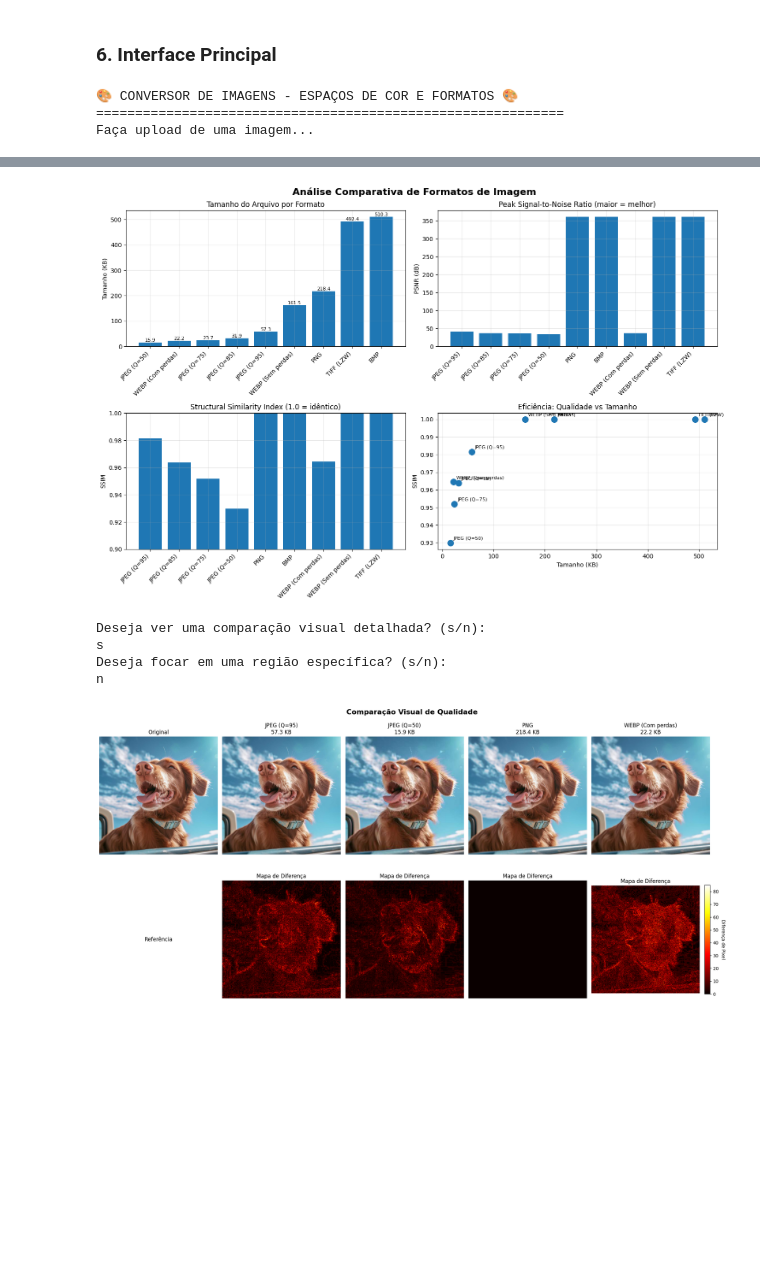
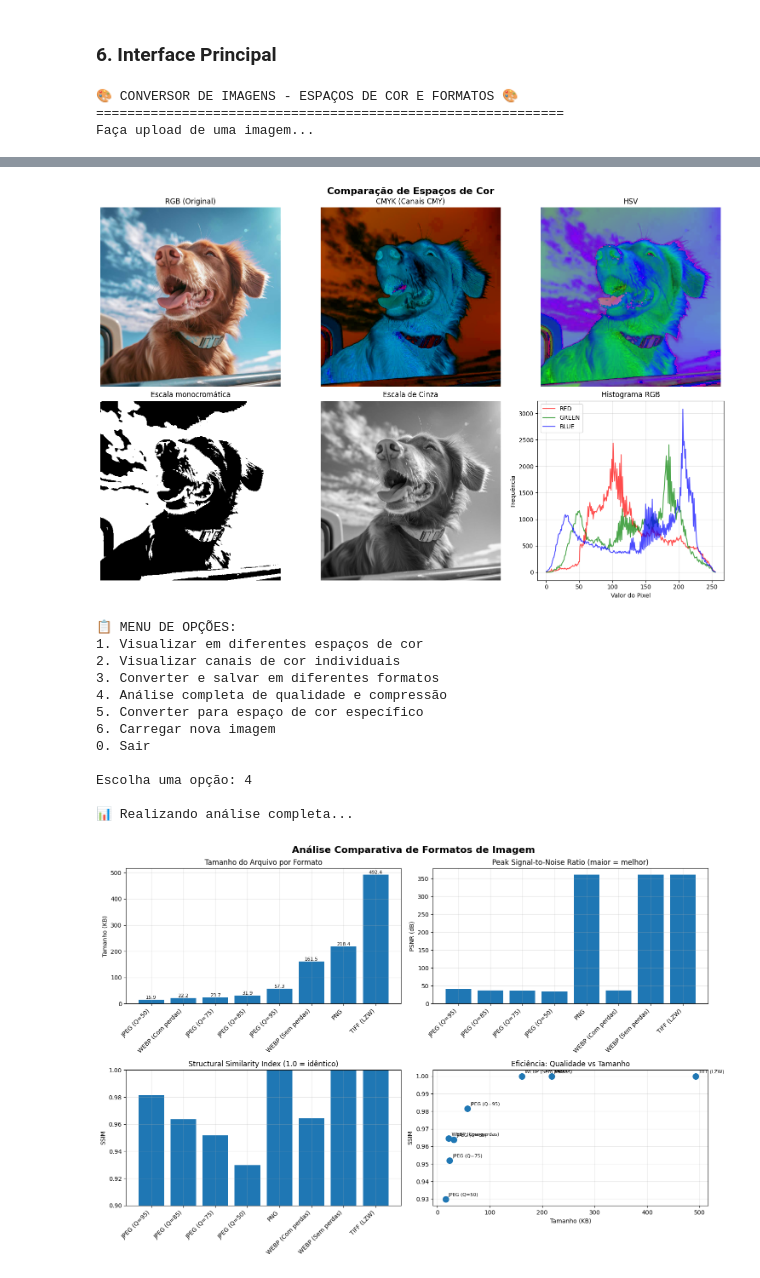
Before and after one commit to ggnery/Computer-Vision-Hero, a Jupyter notebook: notebooks/semana-1/Conversor_de_Imagens_Espaços_de_Cor_e_Formatos.ipynb, the cells around one changed output, grey strips where cells are left out. Drawn from its saved outputs; the diff is of its cells as text; code cells hidden in the pictures; blank space fills up the shorter version.

```diff
--- a/notebooks/semana-1/Conversor_de_Imagens_Espaços_de_Cor_e_Formatos.ipynb
+++ b/notebooks/semana-1/Conversor_de_Imagens_Espaços_de_Cor_e_Formatos.ipynb
@@ -198,8 +188,6 @@ def convert_color_space(image, from_space, to_space):
         ('CMYK', 'RGB'): converter.cmyk_to_rgb,
         ('RGB', 'HSV'): converter.rgb_to_hsv,
         ('HSV', 'RGB'): converter.hsv_to_rgb,
-        ('RGB', 'LAB'): converter.rgb_to_lab,
-        ('LAB', 'RGB'): converter.lab_to_rgb,
         ('RGB', 'GRAY'): converter.rgb_to_grayscale,
         ('RGB', 'RGBA'): converter.rgb_to_rgba,
         ('RGB', 'MONOCHROME'): converter.rgb_to_monochrome
@@ -222,7 +210,7 @@ def visualize_color_spaces(image_path):
     converter = ColorSpaceConverter()
     img_cmyk = converter.rgb_to_cmyk(img_rgb)
     img_hsv = converter.rgb_to_hsv(img_rgb)
-    img_lab = converter.rgb_to_lab(img_rgb)
+    img_mono = converter.rgb_to_monochrome(img_rgb)
     img_gray = converter.rgb_to_grayscale(img_rgb)
 
     # Criar visualização
@@ -245,9 +233,9 @@ def visualize_color_spaces(image_path):
     axes[0, 2].set_title('HSV')
     axes[0, 2].axis('off')
 
-    # LAB
-    axes[1, 0].imshow(img_lab)
-    axes[1, 0].set_title('LAB')
+    # MONOCHROME
+    axes[1, 0].imshow(img_mono, cmap='gray')
+    axes[1, 0].set_title('Escala monocromática')
     axes[1, 0].axis('off')
 
     # Escala de Cinza
@@ -285,10 +273,6 @@ def visualize_color_channels(image_path, color_space='RGB'):
         img_array = cv2.cvtColor(img_array, cv2.COLOR_RGB2HSV)
         channels = ['Hue', 'Saturation', 'Value']
         colormaps = ['hsv', 'Purples', 'gray']
-    elif color_space == 'LAB':
-        img_array = cv2.cvtColor(img_array, cv2.COLOR_RGB2LAB)
-        channels = ['Lightness', 'A (Green-Red)', 'B (Blue-Yellow)']
-        colormaps = ['gray', 'RdYlGn_r', 'RdYlBu_r']
     else:  # RGB
         channels = ['Red', 'Green', 'Blue']
         colormaps = ['Reds', 'Greens', 'Blues']
@@ -326,7 +310,7 @@ def visualize_color_channels(image_path, color_space='RGB'):
 # %% [markdown]
 ### 5. Conversão e Comparação de Formatos
 # %%
-def save_in_formats(image_path, formats=['JPEG', 'PNG', 'BMP', 'WEBP', 'TIFF']):
+def save_in_formats(image_path, formats=['JPEG', 'PNG', 'WEBP', 'TIFF']):
     """Salvar imagem em diferentes formatos e comparar tamanhos"""
     img = Image.open(image_path).convert('RGB')
     base_name = os.path.splitext(os.path.basename(image_path))[0]
@@ -358,17 +342,6 @@ def save_in_formats(image_path, formats=['JPEG', 'PNG', 'BMP', 'WEBP', 'TIFF']):
             size_kb = os.path.getsize(output_path) / 1024
             results.append({
                 'Formato': 'PNG',
-                'Arquivo': output_path,
-                'Tamanho (KB)': size_kb,
-                'Qualidade': 'Sem perdas'
-            })
-
-        elif fmt == 'BMP':
-            output_path = f"{base_name}.bmp"
-            img.save(output_path, 'BMP')
-            size_kb = os.path.getsize(output_path) / 1024
-            results.append({
-                'Formato': 'BMP',
                 'Arquivo': output_path,
                 'Tamanho (KB)': size_kb,
                 'Qualidade': 'Sem perdas'
@@ -597,10 +570,9 @@ def main_converter():
             print("1. RGB")
             print("2. CMYK")
             print("3. HSV")
-            print("4. LAB")
 
             space_choice = input("Opção: ")
-            spaces = {'1': 'RGB', '2': 'CMYK', '3': 'HSV', '4': 'LAB'}
+            spaces = {'1': 'RGB', '2': 'CMYK', '3': 'HSV'}
 
             if space_choice in spaces:
                 visualize_color_channels(image_path, spaces[space_choice])
@@ -662,20 +634,18 @@ def main_converter():
             print("\nEscolha a conversão desejada:")
             print("1. RGB → CMYK")
             print("2. RGB → HSV")
-            print("3. RGB → LAB")
-            print("4. RGB → Escala de Cinza")
-            print("5. RGB → RGBA")
-            print("6. RGB → MONOCHROME")
+            print("3. RGB → Escala de Cinza")
+            print("4. RGB → RGBA")
+            print("5. RGB → Escala monocromática")
 
             conv_choice = input("Opção: ")
 
             conversions = {
                 '1': ('RGB', 'CMYK'),
                 '2': ('RGB', 'HSV'),
-                '3': ('RGB', 'LAB'),
-                '4': ('RGB', 'GRAY'),
-                '5': ('RGB', 'RGBA'),
-                '6': ('RGB', 'MONOCHROME')
+                '3': ('RGB', 'GRAY'),
+                '4': ('RGB', 'RGBA'),
+                '5': ('RGB', 'MONOCHROME')
             }
 
             if conv_choice in conversions:
@@ -759,6 +729,14 @@ Escolha uma opção: 4
-[figure, old version]
+[figure, new version]
-Deseja ver uma comparação visual detalhada? (s/n):
-s
-Deseja focar em uma região específica? (s/n):
-n
+📋 MENU DE OPÇÕES:
+1. Visualizar em diferentes espaços de cor
+2. Visualizar canais de cor individuais
+3. Converter e salvar em diferentes formatos
+4. Análise completa de qualidade e compressão
+5. Converter para espaço de cor específico
+6. Carregar nova imagem
+0. Sair
+
+Escolha uma opção: 4
+
+📊 Realizando análise completa...
-[figure, old version]
+[figure, new version]
```
Also changed, not shown: parts of 3 cells of this notebook, 1 other file.
